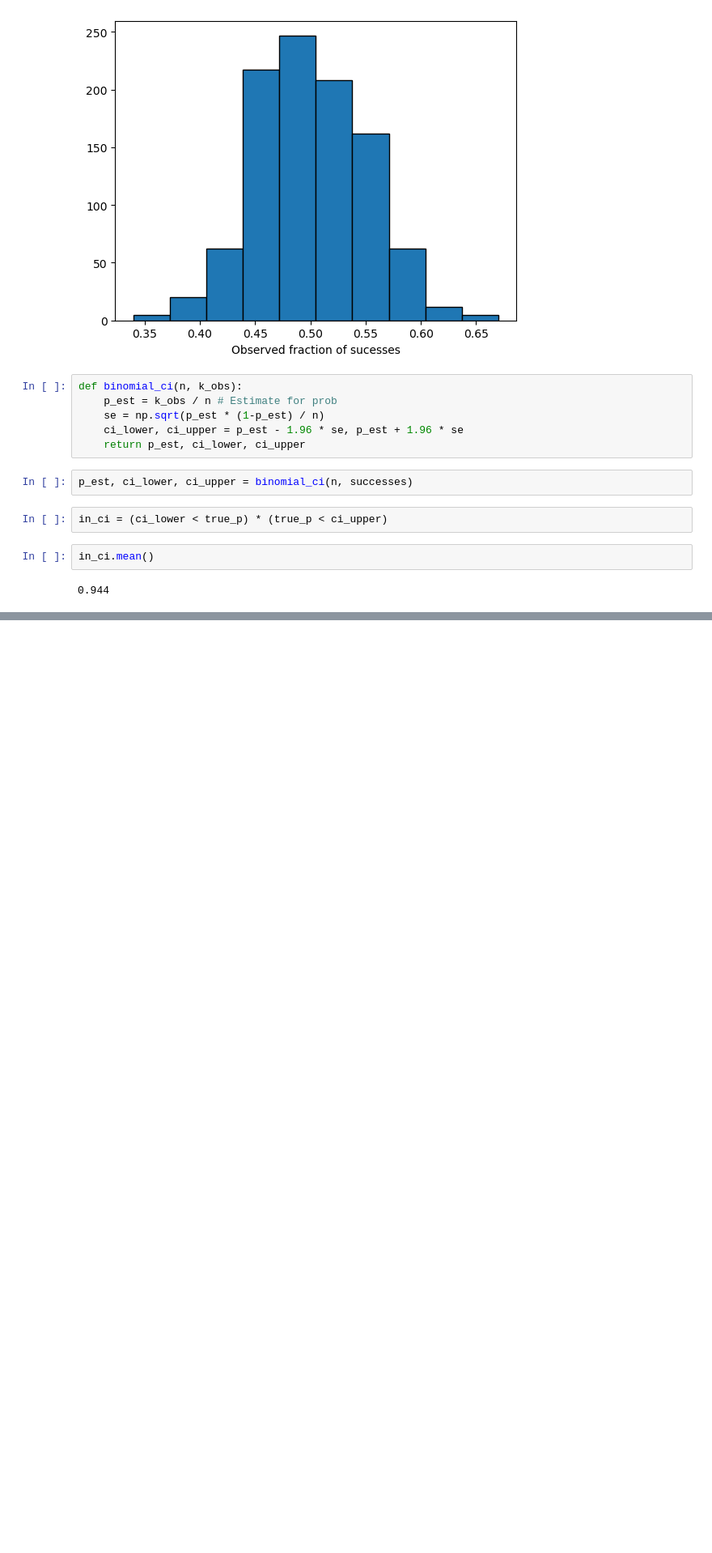
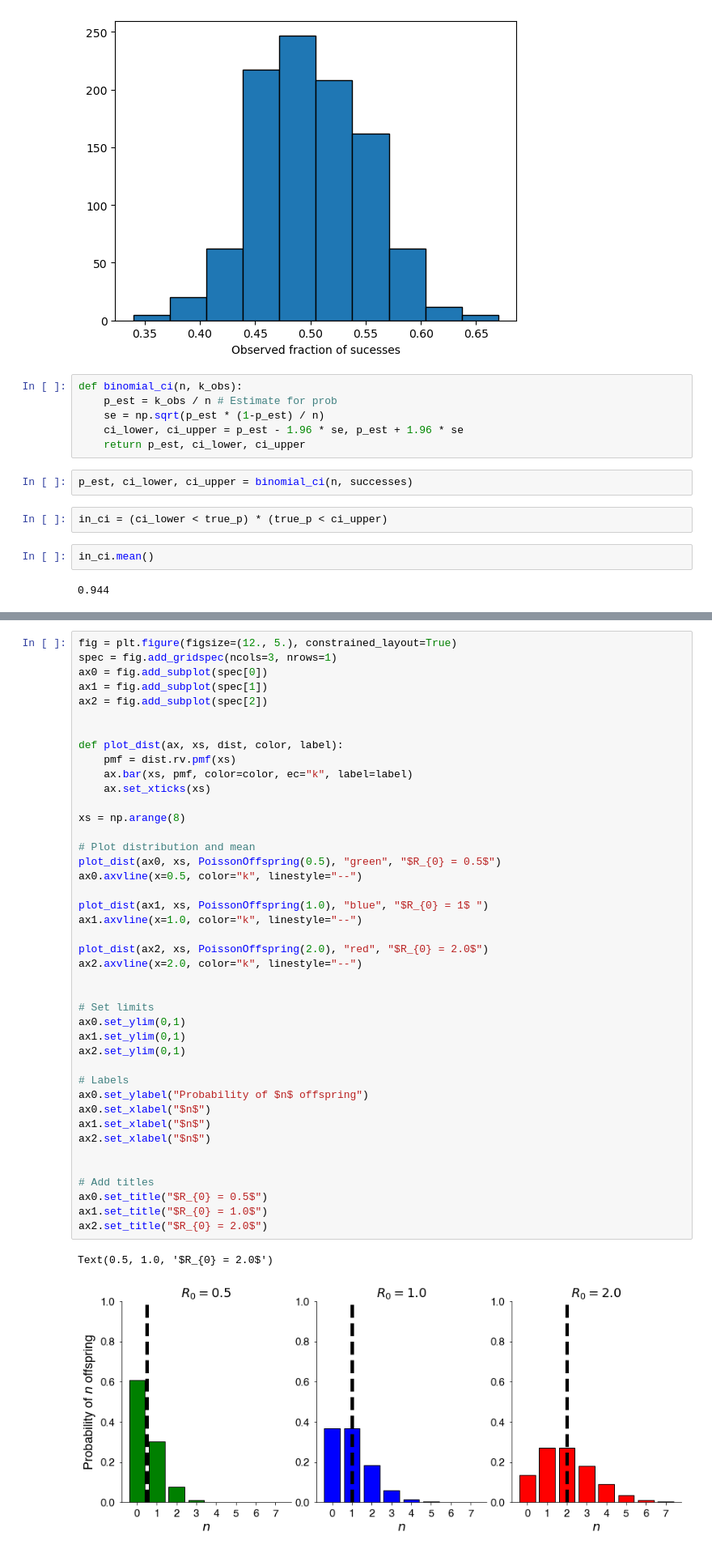
Before and after one commit to marlinfiggins/spelhouse-drp-2023, a Jupyter notebook: notebooks/GaltonWatson.ipynb, the cells around one changed output, grey strips where cells are left out. Shown at 81% size. Cells and saved outputs as stored; diff of their text form; blank space fills up the shorter version.

```diff
--- a/notebooks/GaltonWatson.ipynb
+++ b/notebooks/GaltonWatson.ipynb
@@ -216,0 +250,45 @@ in_ci.mean()
+# %%
+fig = plt.figure(figsize=(12., 5.), constrained_layout=True)
+spec = fig.add_gridspec(ncols=3, nrows=1)
+ax0 = fig.add_subplot(spec[0])
+ax1 = fig.add_subplot(spec[1])
+ax2 = fig.add_subplot(spec[2])
+
+
+def plot_dist(ax, xs, dist, color, label):
+    pmf = dist.rv.pmf(xs)
+    ax.bar(xs, pmf, color=color, ec="k", label=label)
+    ax.set_xticks(xs)
+
+xs = np.arange(8)
+
+# Plot distribution and mean
+plot_dist(ax0, xs, PoissonOffspring(0.5), "green", "$R_{0} = 0.5$")
+ax0.axvline(x=0.5, color="k", linestyle="--")
+
+plot_dist(ax1, xs, PoissonOffspring(1.0), "blue", "$R_{0} = 1$ ")
+ax1.axvline(x=1.0, color="k", linestyle="--")
+
+plot_dist(ax2, xs, PoissonOffspring(2.0), "red", "$R_{0} = 2.0$")
+ax2.axvline(x=2.0, color="k", linestyle="--")
+
+
+# Set limits
+ax0.set_ylim(0,1)
+ax1.set_ylim(0,1)
+ax2.set_ylim(0,1)
+
+# Labels
+ax0.set_ylabel("Probability of $n$ offspring")
+ax0.set_xlabel("$n$")
+ax1.set_xlabel("$n$")
+ax2.set_xlabel("$n$")
+
+
+# Add titles
+ax0.set_title("$R_{0} = 0.5$")
+ax1.set_title("$R_{0} = 1.0$")
+ax2.set_title("$R_{0} = 2.0$")
+# %% [output]
+Text(0.5, 1.0, '$R_{0} = 2.0$')
+[figure, added]
```
Also changed, not shown: parts of 10 cells of this notebook, 2 other files.
